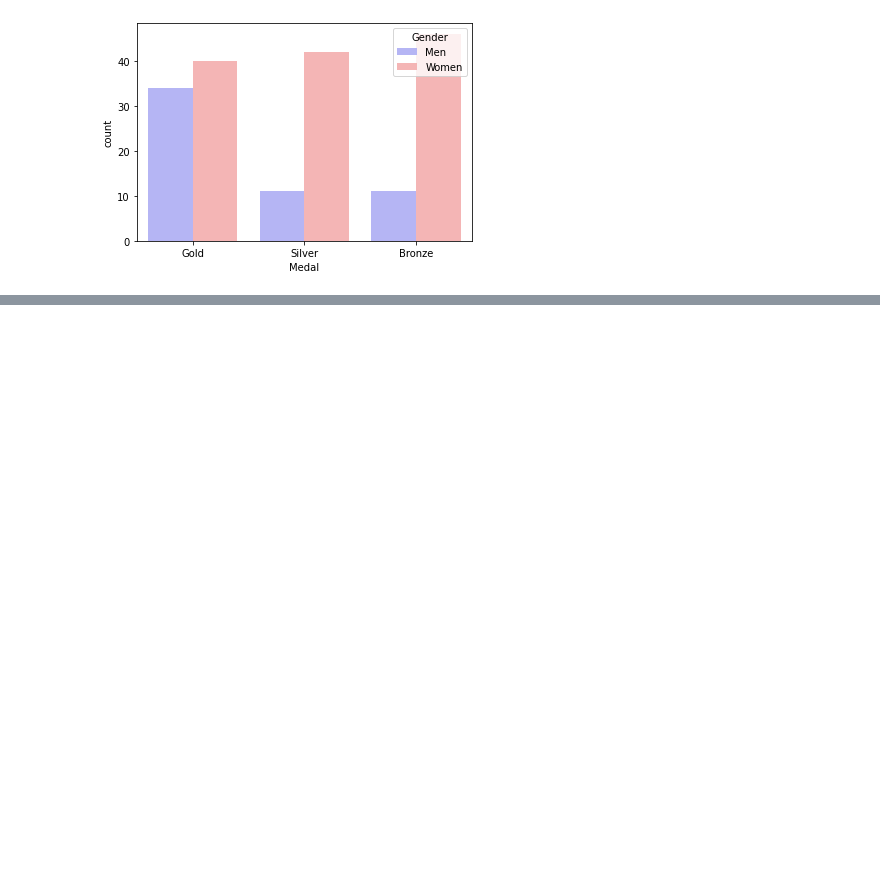
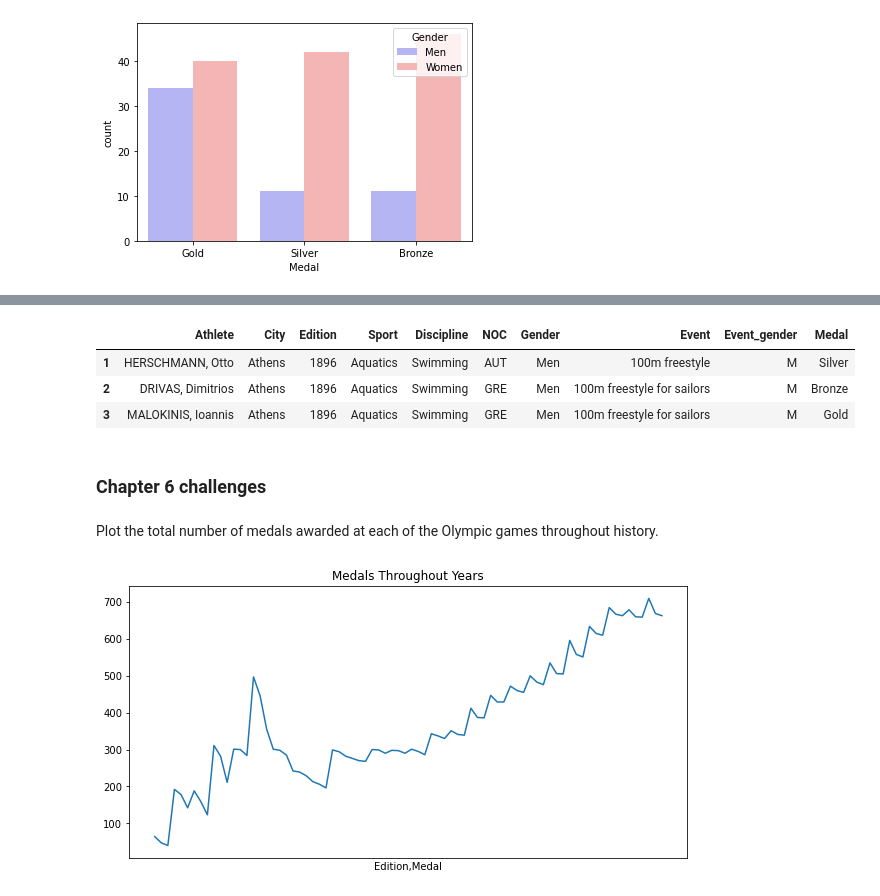
Before and after one commit to ArashSadeghiBablan/Trainings_Python, a Jupyter notebook: Pandas_Essential_Training.ipynb, the cells around one changed output, grey strips where cells are left out. Saved outputs shown, nothing was run; the diff lists cells and outputs as text; code cells hidden in the pictures; blank space fills up the shorter version.

```diff
--- a/Pandas_Essential_Training.ipynb
+++ b/Pandas_Essential_Training.ipynb
@@ -443,0 +489,2 @@ sns.countplot(x='Medal', data = df_china2008, hue= 'Gender', palette='bwr',order
+# %%
+olympics.set_index('Athlete',inplace=True)
@@ -443,0 +501,5 @@ sns.countplot(x='Medal', data = df_china2008, hue= 'Gender', palette='bwr',order
+# %%
+olympics.reset_index(inplace=True)
+# %%
+df_ath = olympics.set_index('Athlete')
+df_ath.head()
@@ -443,0 +550,4 @@ sns.countplot(x='Medal', data = df_china2008, hue= 'Gender', palette='bwr',order
+# %%
+# olympics.loc['BOLT, Usain'] KEY ERROR, The right way:
+df_ath = olympics.set_index('Athlete')
+df_ath.loc['BOLT, Usain']
@@ -443,0 +598,16 @@ sns.countplot(x='Medal', data = df_china2008, hue= 'Gender', palette='bwr',order
+# %%
+olympics.iloc[1:4]
+# %% [output]
+|  | Athlete | City | Edition | Sport | Discipline | NOC | Gender | Event | Event_gender | Medal |
+| 1 | HERSCHMANN, Otto | Athens | 1896 | Aquatics | Swimming | AUT | Men | 100m freestyle | M | Silver |
+| 2 | DRIVAS, Dimitrios | Athens | 1896 | Aquatics | Swimming | GRE | Men | 100m freestyle for sailors | M | Bronze |
+| 3 | MALOKINIS, Ioannis | Athens | 1896 | Aquatics | Swimming | GRE | Men | 100m freestyle for sailors | M | Gold |
+# %% [markdown]
+### Chapter 6 challenges
+# %% [markdown]
+Plot the total number of medals awarded at each of the Olympic games throughout history.
+# %%
+#Wrong Way:
+olympics.groupby('Edition').Medal.value_counts().plot(kind='line',figsize=(10,5),xticks=[],title='Medals Throughout Years');
+# %% [output]
+[figure, added]
```
Also changed, not shown: parts of 86 cells of this notebook.
